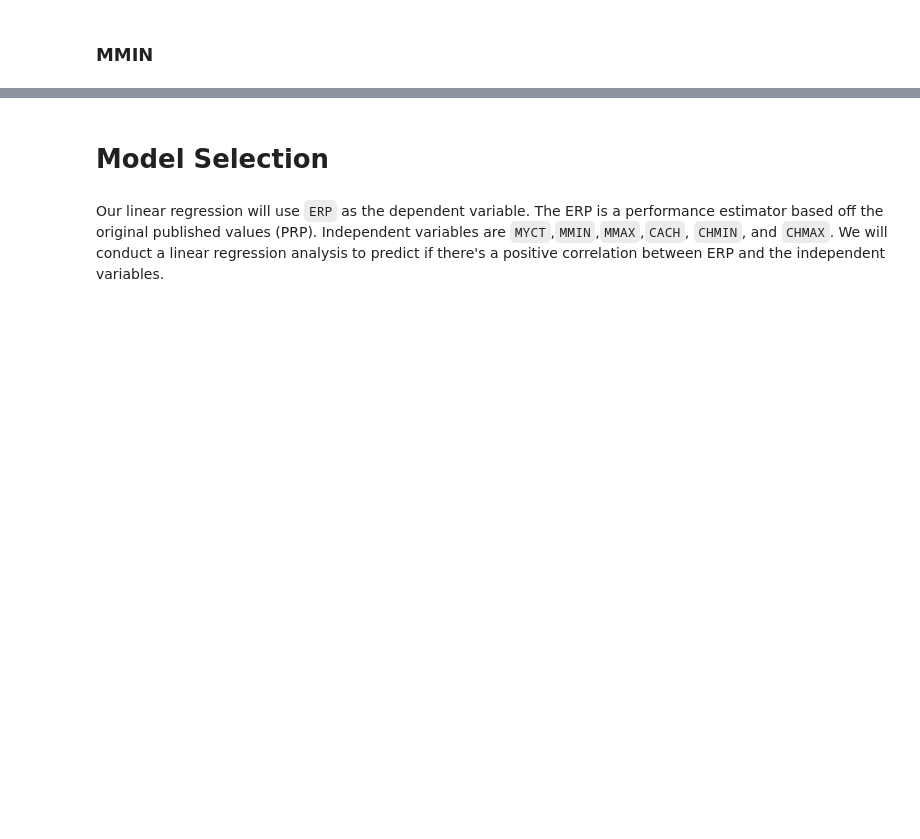
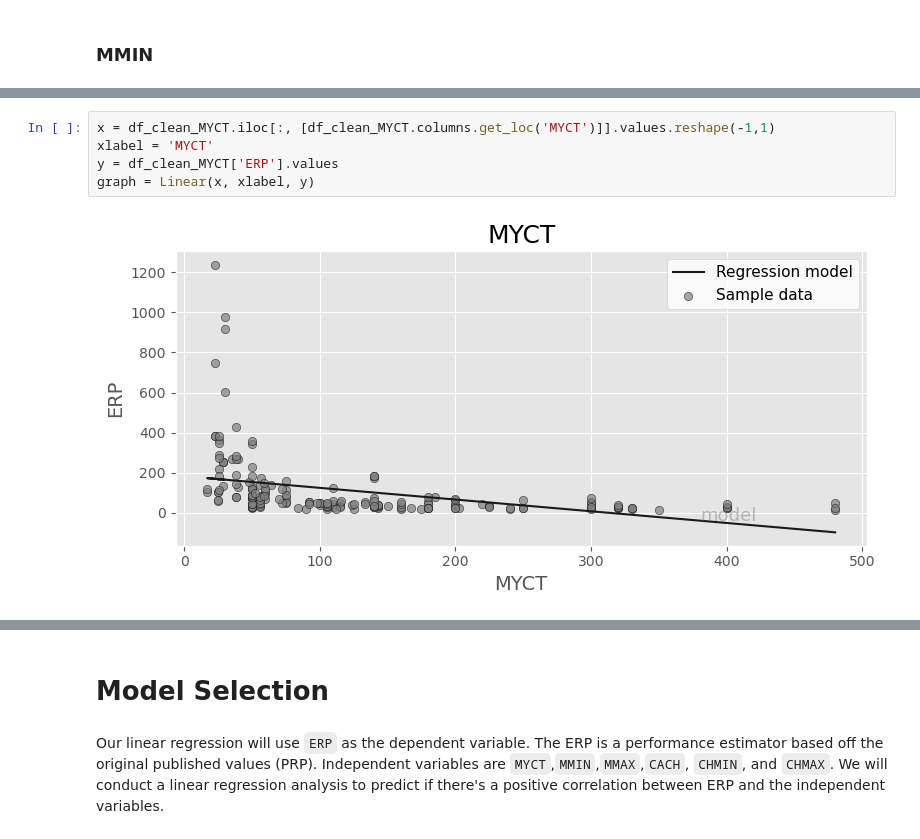
Before and after one commit to darkepacific/AAI-500-FinalTeamProject, a Jupyter notebook: AAI-500-FinalTeamProject.ipynb, the cells around one changed output, grey strips where cells are left out. Drawn from its saved outputs; the diff is of its cells as text; blank space fills up the shorter version.

```diff
--- a/AAI-500-FinalTeamProject.ipynb
+++ b/AAI-500-FinalTeamProject.ipynb
@@ -490,0 +491,7 @@ boxplot_and_histogram(df_clean_MMIN, "MMIN")
+# %%
+x = df_clean_MYCT.iloc[:, [df_clean_MYCT.columns.get_loc('MYCT')]].values.reshape(-1,1)
+xlabel = 'MYCT'
+y = df_clean_MYCT['ERP'].values
+graph = Linear(x, xlabel, y)
+# %% [output]
+[figure, added]
```
Also changed, not shown: parts of 11 cells of this notebook.
